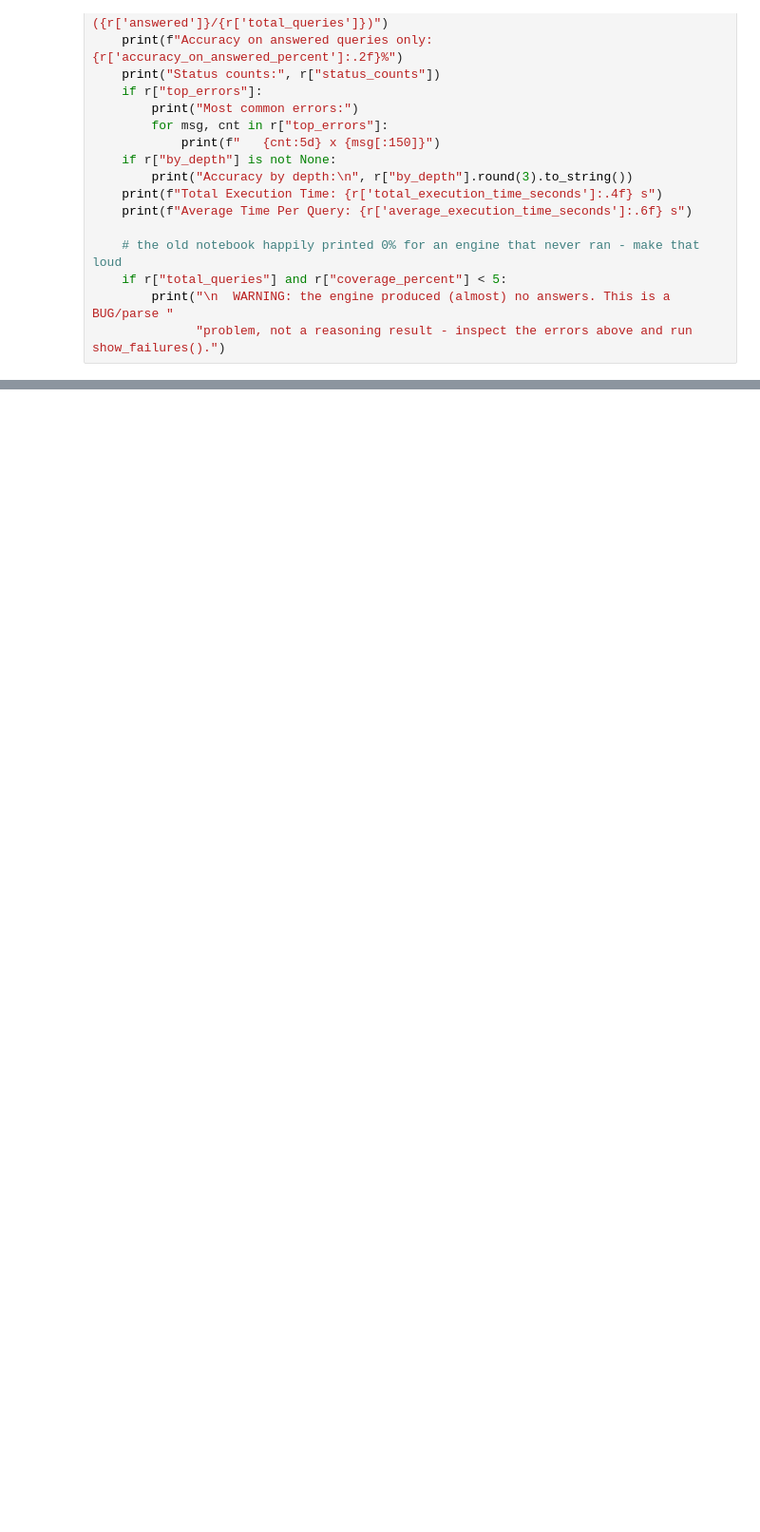
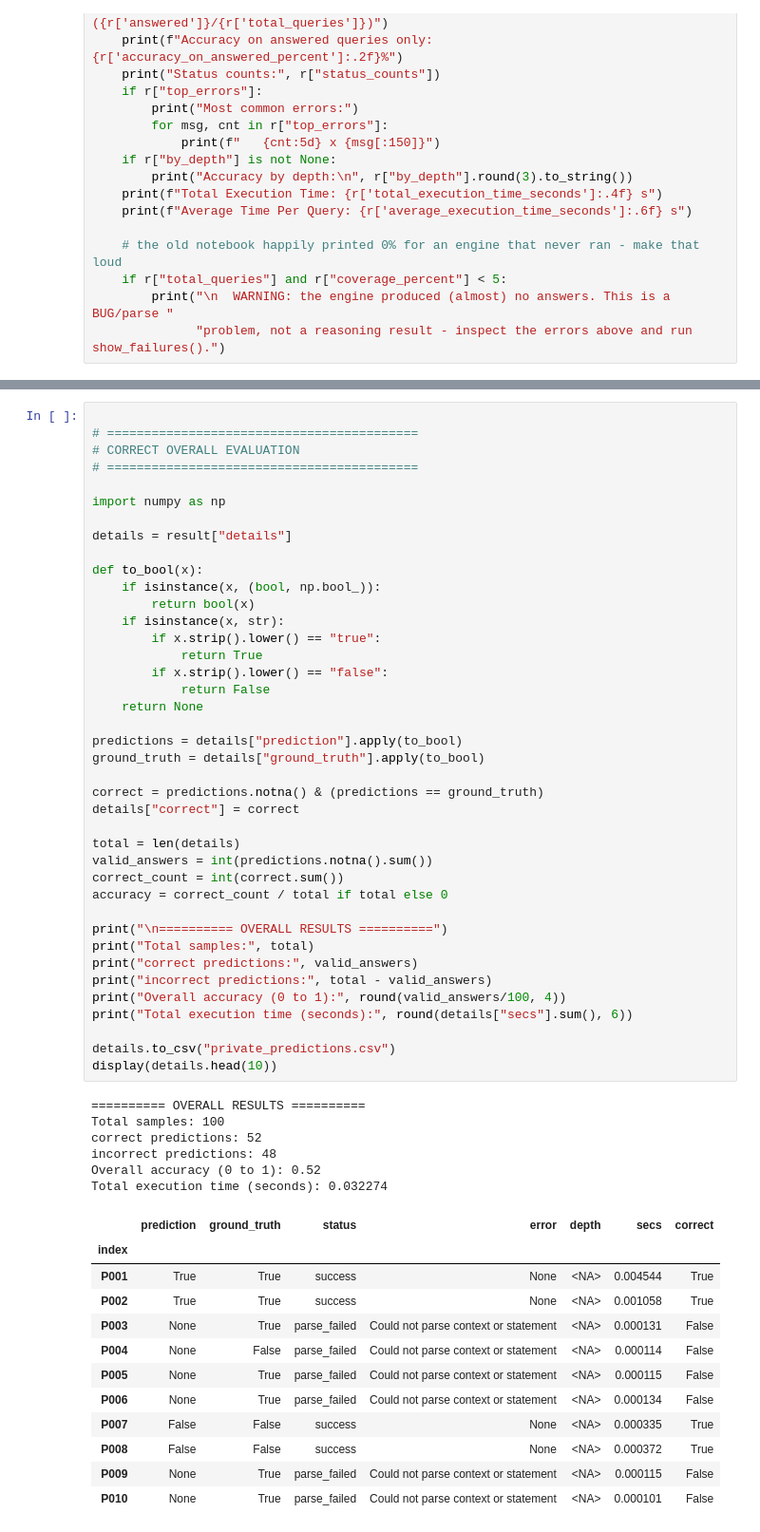
Before and after one commit to gkoushik03/AI_assignment, a Jupyter notebook: reasoning_agent.ipynb, the cells around one changed output, grey strips where cells are left out. Shown at 95% size. Saved outputs shown, nothing was run; the diff lists cells and outputs as text; blank space fills up the shorter version.

```diff
--- a/reasoning_agent.ipynb
+++ b/reasoning_agent.ipynb
@@ -2174,0 +2158,59 @@ RuleTaker_ood            99.47
+# %%
+
+# ==========================================
+# CORRECT OVERALL EVALUATION
+# ==========================================
+
+import numpy as np
+
+details = result["details"]
+
+def to_bool(x):
+    if isinstance(x, (bool, np.bool_)):
+        return bool(x)
+    if isinstance(x, str):
+        if x.strip().lower() == "true":
+            return True
+        if x.strip().lower() == "false":
+            return False
+    return None
+
+predictions = details["prediction"].apply(to_bool)
+ground_truth = details["ground_truth"].apply(to_bool)
+
+correct = predictions.notna() & (predictions == ground_truth)
+details["correct"] = correct
+
+total = len(details)
+valid_answers = int(predictions.notna().sum())
+correct_count = int(correct.sum())
+accuracy = correct_count / total if total else 0
+
+print("\n========== OVERALL RESULTS ==========")
+print("Total samples:", total)
+print("correct predictions:", valid_answers)
+print("incorrect predictions:", total - valid_answers)
+print("Overall accuracy (0 to 1):", round(valid_answers/100, 4))
+print("Total execution time (seconds):", round(details["secs"].sum(), 6))
+
+details.to_csv("private_predictions.csv")
+display(details.head(10))
+# %% [output]
+========== OVERALL RESULTS ==========
+Total samples: 100
+correct predictions: 52
+incorrect predictions: 48
+Overall accuracy (0 to 1): 0.52
+Total execution time (seconds): 0.032274
+|  | prediction | ground_truth | status | error | depth | secs | correct |
+| index |  |  |  |  |  |  |  |
+| P001 | True | True | success | None | <NA> | 0.004544 | True |
+| P002 | True | True | success | None | <NA> | 0.001058 | True |
+| P003 | None | True | parse_failed | Could not parse context or statement | <NA> | 0.000131 | False |
+| P004 | None | False | parse_failed | Could not parse context or statement | <NA> | 0.000114 | False |
+| P005 | None | True | parse_failed | Could not parse context or statement | <NA> | 0.000115 | False |
+| P006 | None | True | parse_failed | Could not parse context or statement | <NA> | 0.000134 | False |
+| P007 | False | False | success | None | <NA> | 0.000335 | True |
+| P008 | False | False | success | None | <NA> | 0.000372 | True |
+| P009 | None | True | parse_failed | Could not parse context or statement | <NA> | 0.000115 | False |
+| P010 | None | True | parse_failed | Could not parse context or statement | <NA> | 0.000101 | False |
```
Also changed, not shown: parts of 4 cells of this notebook.
